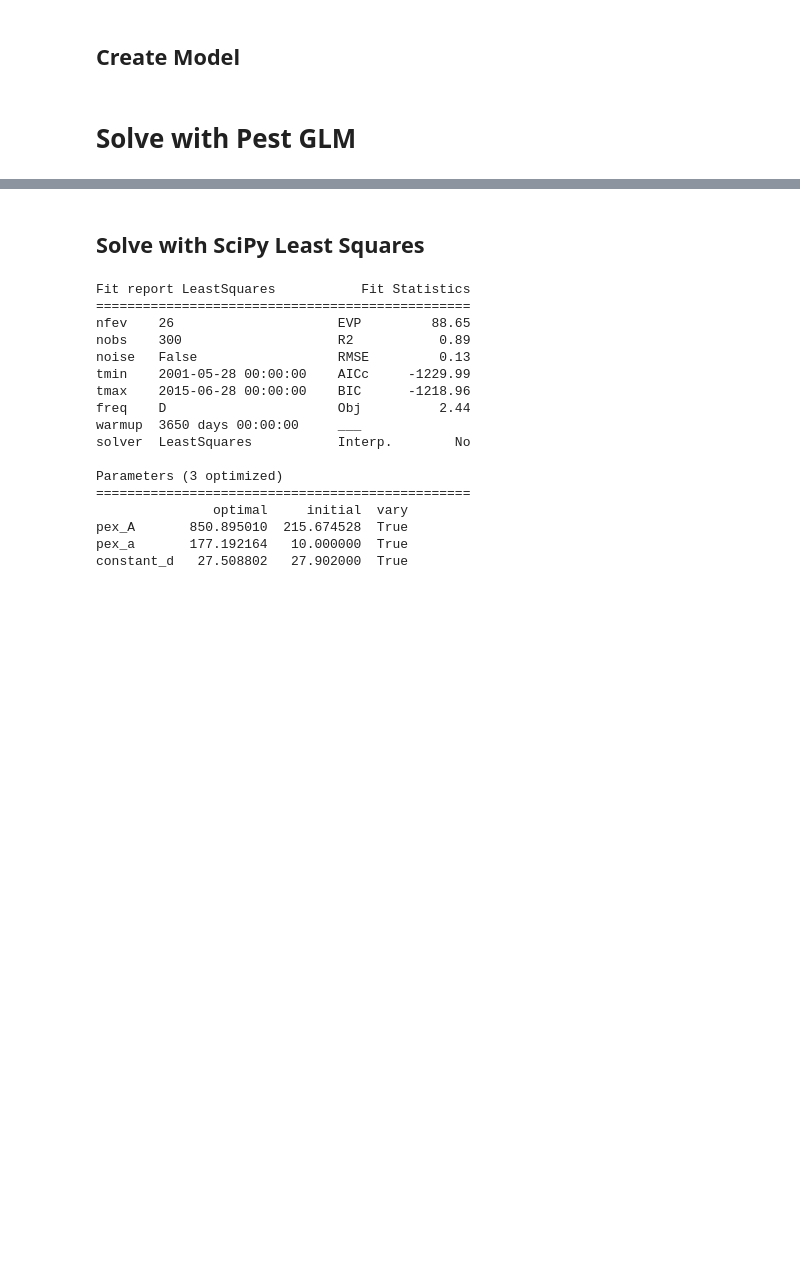
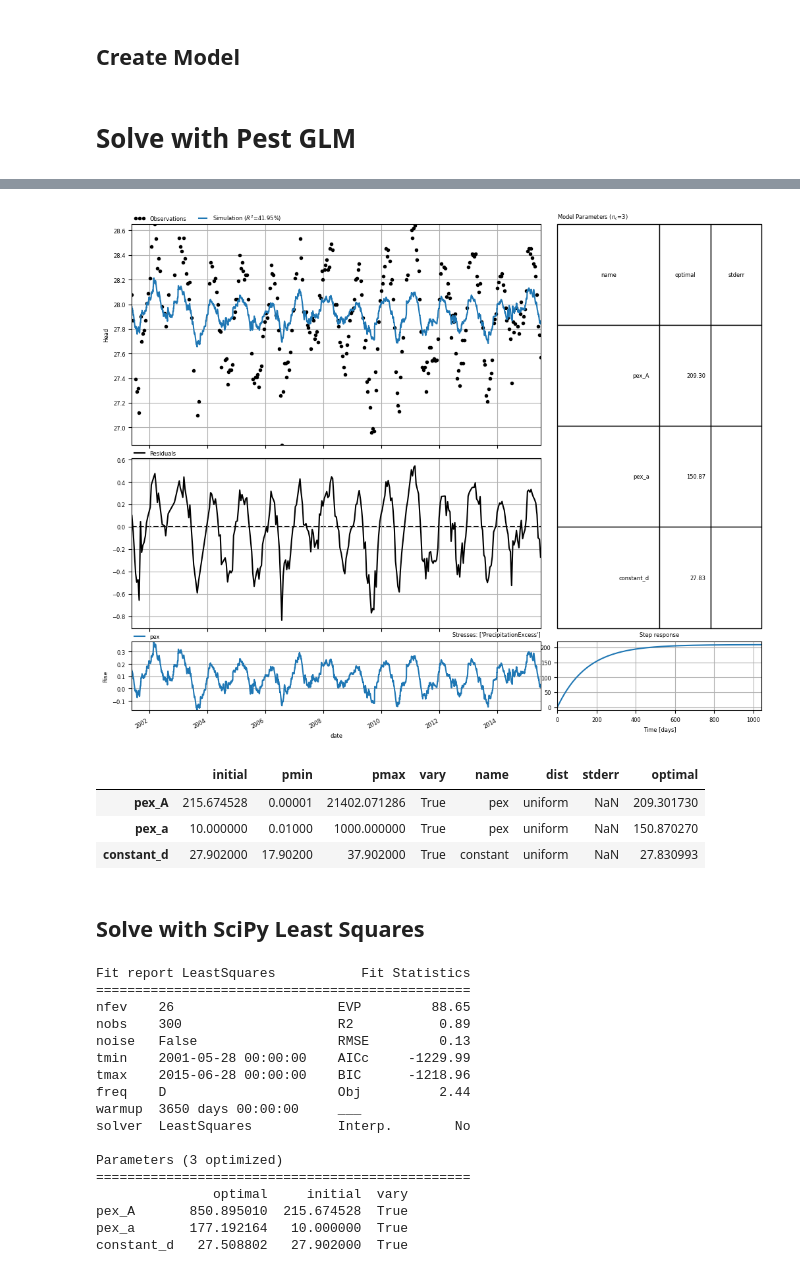
Before and after one commit to pastas/pastas-plugins, a Jupyter notebook: docs/examples/pest_pastas.ipynb, the cells around one changed output, grey strips where cells are left out. Cells and saved outputs as stored; diff of their text form; code cells hidden in the pictures; blank space fills up the shorter version.

```diff
--- a/docs/examples/pest_pastas.ipynb
+++ b/docs/examples/pest_pastas.ipynb
@@ -75,3 +98,14 @@ _ = ml.plots.results(stderr=True)
+# %%
+_ = ml_hp.plots.results(stderr=True)
+# %% [output]
+[figure, added]
+# %%
+ml_hp.parameters
+# %% [output]
+|  | initial | pmin | pmax | vary | name | dist | stderr | optimal |
+| pex_A | 215.674528 | 0.00001 | 21402.071286 | True | pex | uniform | NaN | 209.301730 |
+| pex_a | 10.000000 | 0.01000 | 1000.000000 | True | pex | uniform | NaN | 150.870270 |
+| constant_d | 27.902000 | 17.90200 | 37.902000 | True | constant | uniform | NaN | 27.830993 |
 # %% [markdown]
 ## Solve with SciPy Least Squares
 # %%
```
Also changed, not shown: parts of 12 cells of this notebook.
